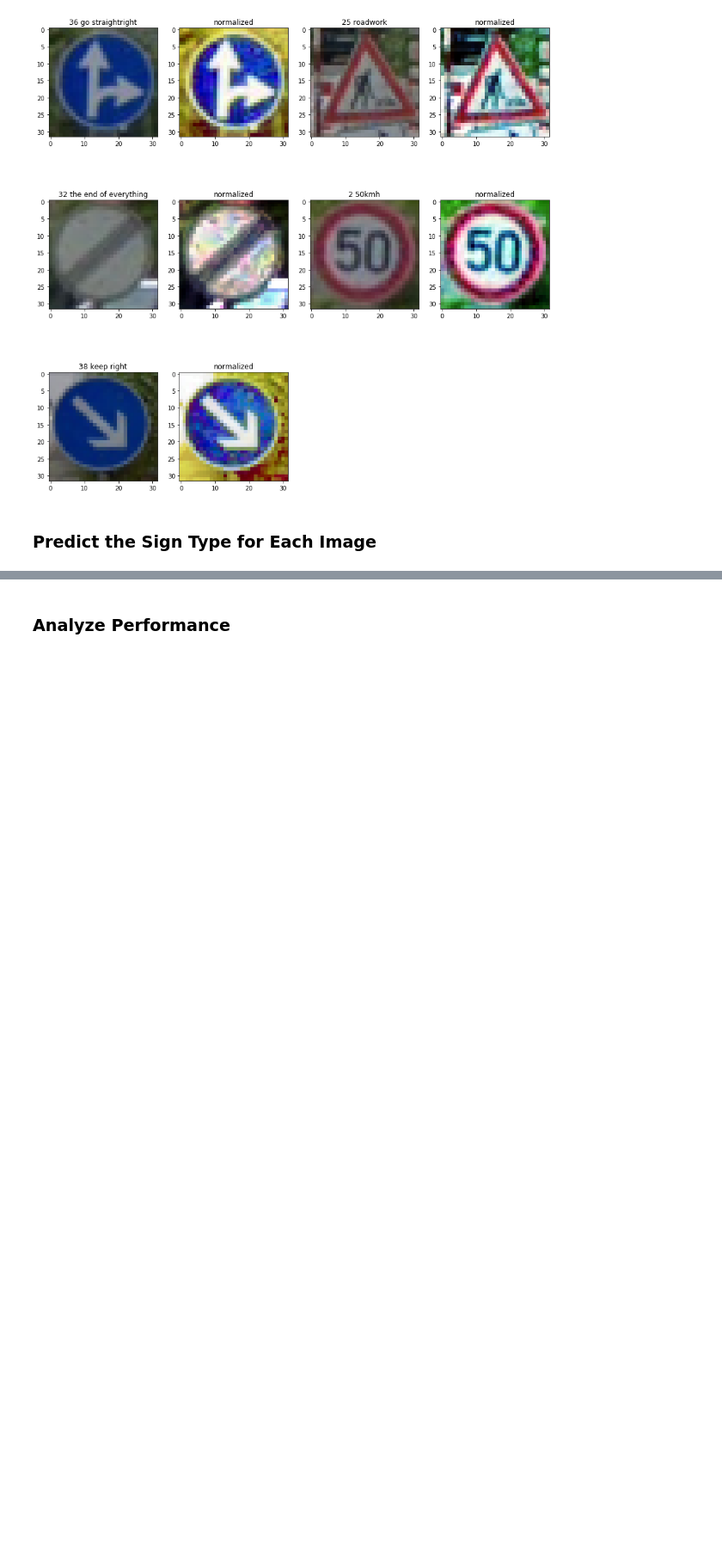
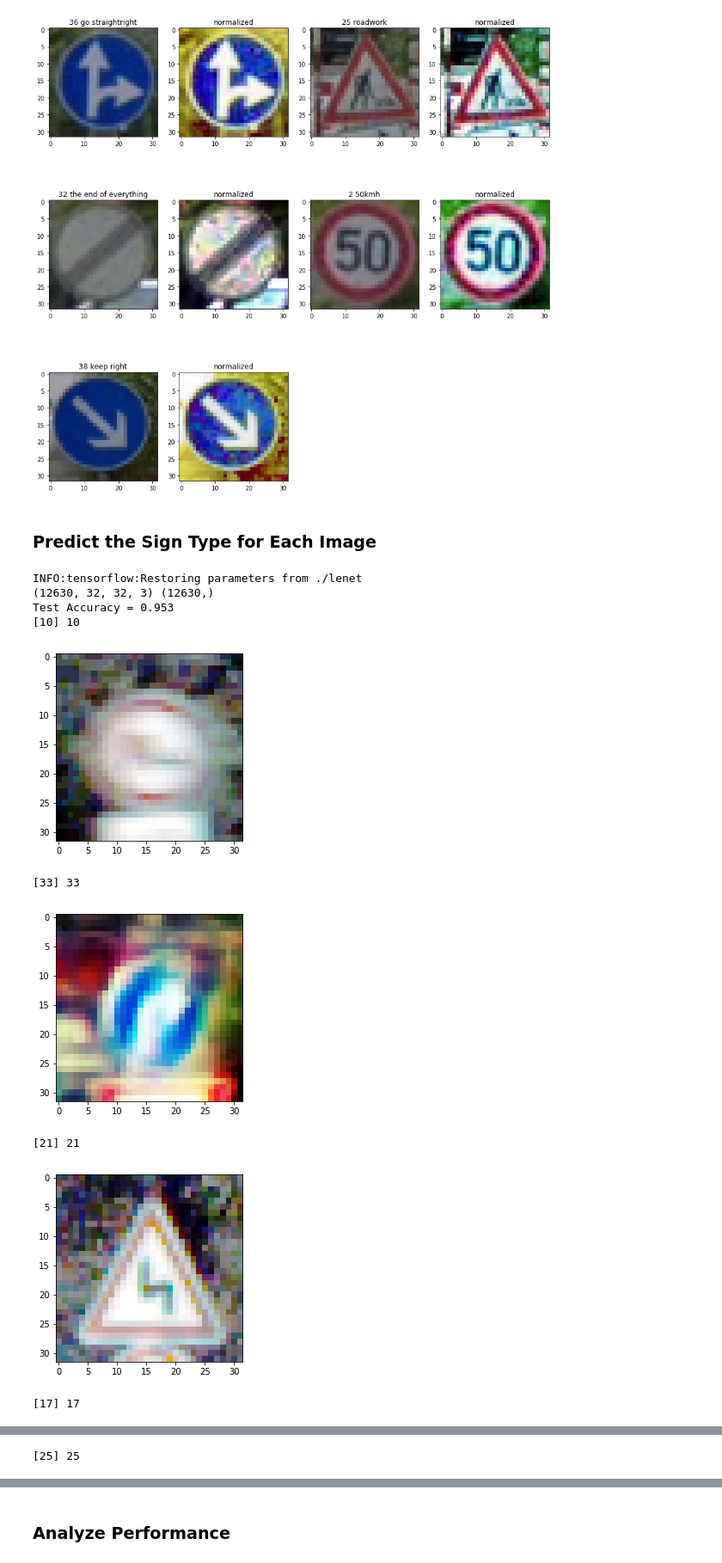
Before and after one commit to amedveczki/CarND-Traffic-Sign-Classifier-Project, a Jupyter notebook: Traffic_Sign_Classifier.ipynb, the cells around one changed output, grey strips where cells are left out. Shown at 86% size. Saved outputs shown, nothing was run; the diff lists cells and outputs as text; code cells hidden in the pictures; blank space fills up the shorter version.

```diff
--- a/Traffic_Sign_Classifier.ipynb
+++ b/Traffic_Sign_Classifier.ipynb
@@ -415,3 +417,28 @@ plt.show()
 [figure]
 # %% [markdown]
 ### Predict the Sign Type for Each Image
+# %%
+# re-test saved NN
+saver = tf.train.Saver()
+
+with tf.Session() as sess:
+    saver.restore(sess, tf.train.latest_checkpoint('.'))
+    print (X_test.shape, y_test.shape)
+    test_accuracy = evaluate(X_valid, y_valid)
+    print("Test Accuracy = {:.3f}".format(test_accuracy))
+    for i in [3, 50, 100, 200, 500]:
+        print(sess.run(tf.argmax(logits, 1), feed_dict = { x : [X_test[i]], keep_prob:1}), y_test[i])
+        #print(X_test[i])
+        plt.imshow(denormalize(X_test[i]))
+        plt.show()
+# %% [output]
+INFO:tensorflow:Restoring parameters from ./lenet
+(12630, 32, 32, 3) (12630,)
+Test Accuracy = 0.953
+[10] 10
+[figure, added]
+[33] 33
+[figure, added]
+[21] 21
+[figure, added]
+[17] 17
@@ -417,0 +446 @@ plt.show()
+[25] 25
```
Also changed, not shown: parts of 9 cells of this notebook.
